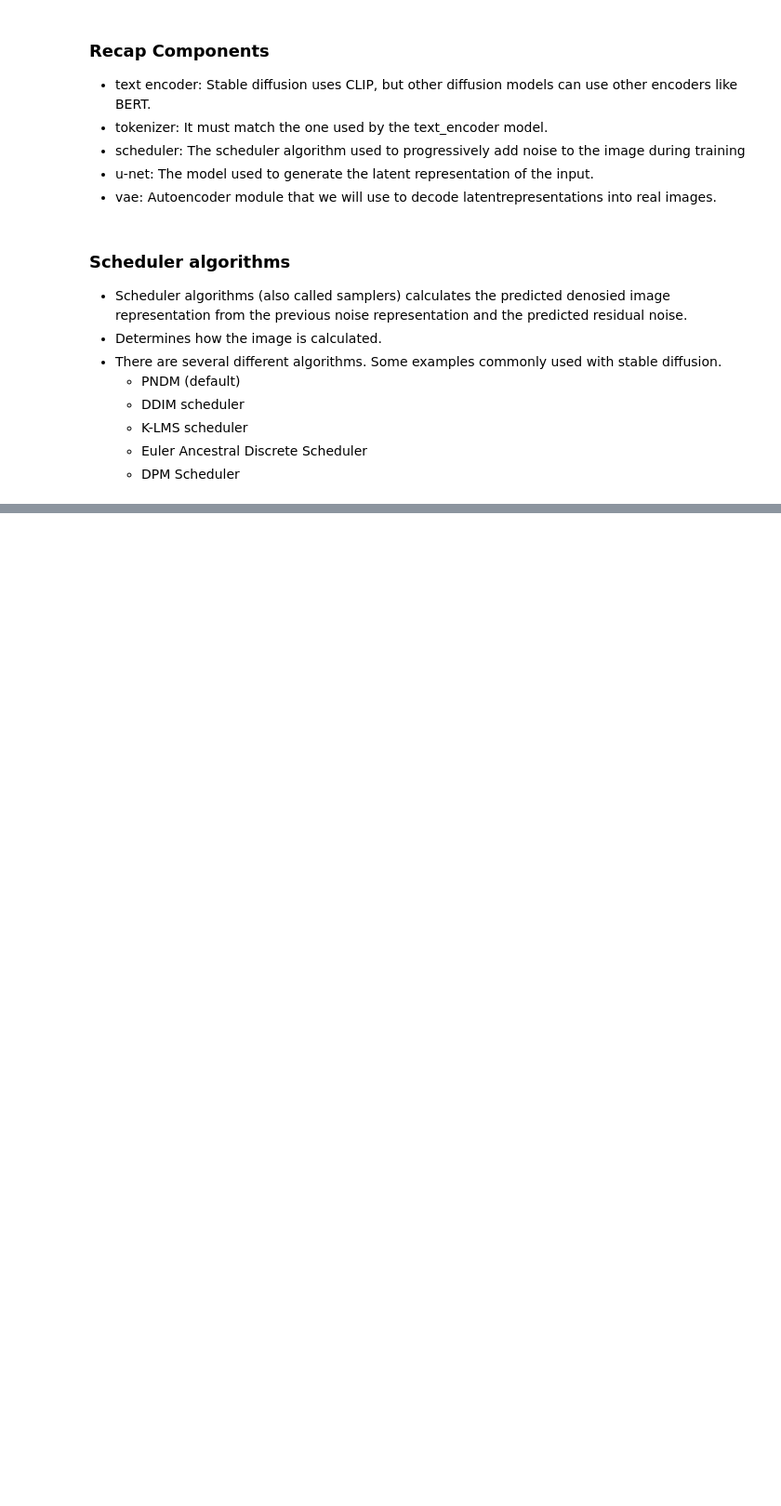
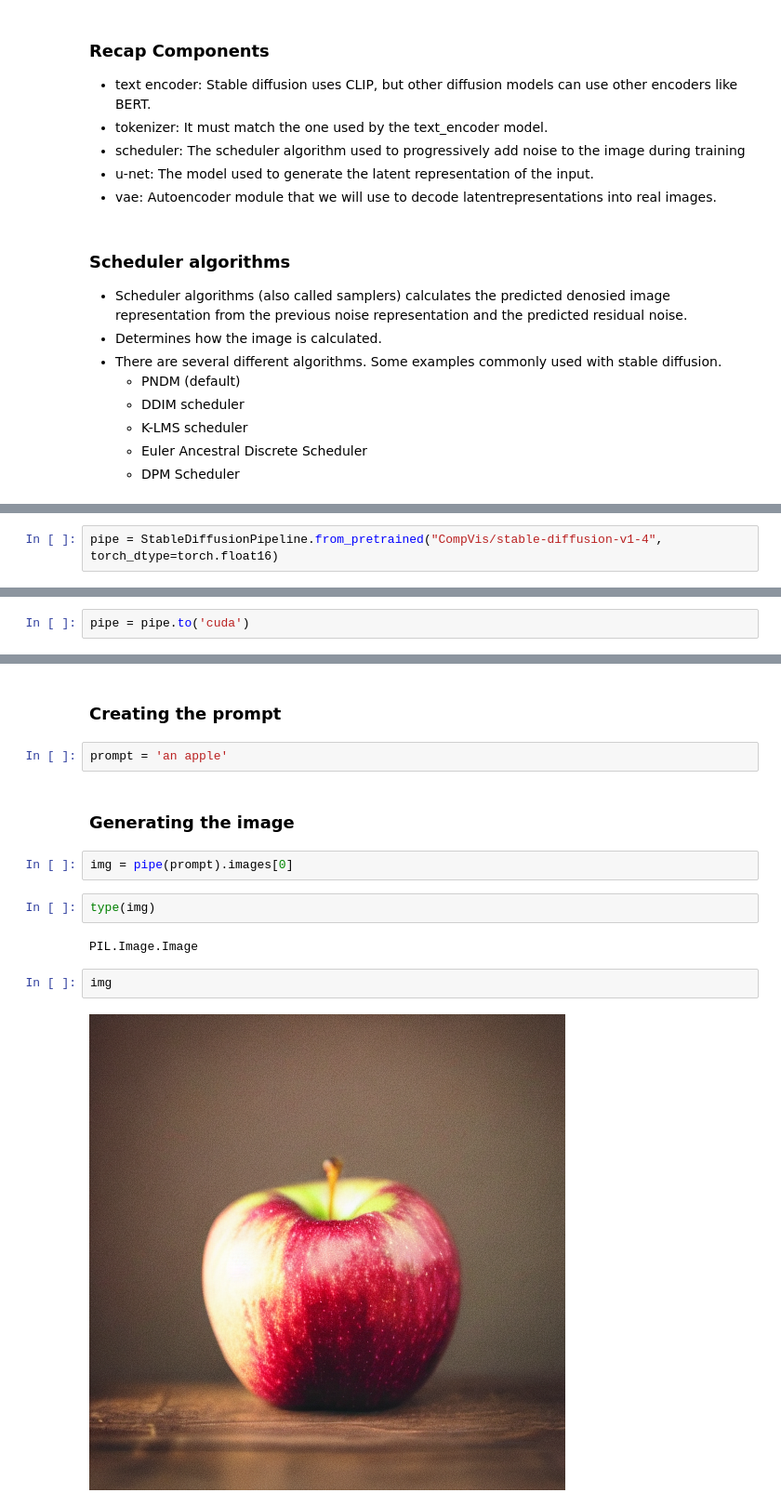
Before and after one commit to kimgeonhee317/stable-diffusion-lec-notes, a Jupyter notebook: notebook/lec_note.ipynb, the cells around one changed output, grey strips where cells are left out. Shown at 93% size. Cells and saved outputs as stored; diff of their text form; blank space fills up the shorter version.

```diff
--- a/notebook/lec_note.ipynb
+++ b/notebook/lec_note.ipynb
@@ -65,0 +128,2 @@ Convolution blocks followed by maxpool/downsampling are applied to encode the in
+# %%
+pipe = StableDiffusionPipeline.from_pretrained("CompVis/stable-diffusion-v1-4", torch_dtype=torch.float16)
@@ -65,0 +136,2 @@ Convolution blocks followed by maxpool/downsampling are applied to encode the in
+# %%
+pipe = pipe.to('cuda')
@@ -65,0 +169,16 @@ Convolution blocks followed by maxpool/downsampling are applied to encode the in
+# %% [markdown]
+### Creating the prompt
+# %%
+prompt = 'an apple'
+# %% [markdown]
+### Generating the image
+# %%
+img = pipe(prompt).images[0]
+# %%
+type(img)
+# %% [output]
+PIL.Image.Image
+# %%
+img
+# %% [output]
+[figure, added]
```
Also changed, not shown: parts of 16 cells of this notebook.
